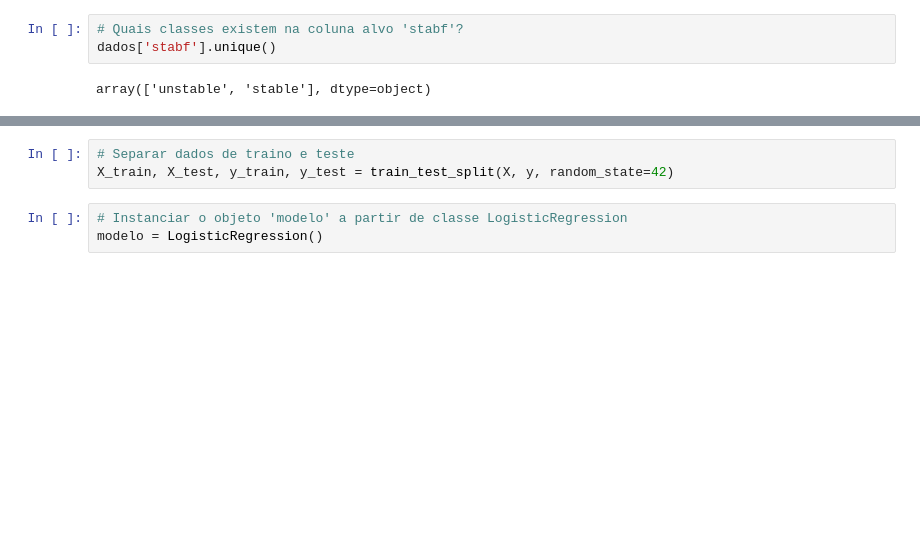
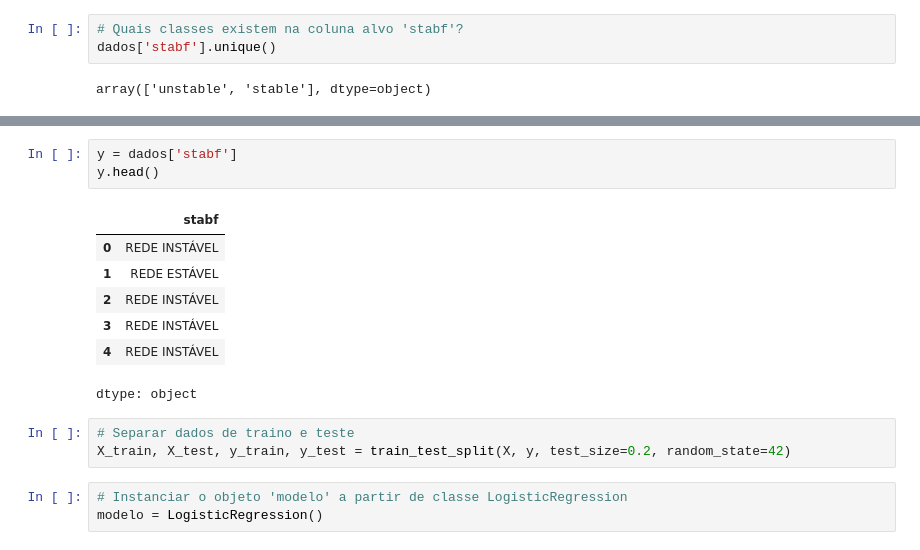
Before and after one commit to Felipe-Mitsuo/CP02_2SEM_SERS, a Jupyter notebook: CP02_2SEM_SERS.ipynb, the cells around one changed output, grey strips where cells are left out. Cells and saved outputs as stored; diff of their text form; blank space fills up the shorter version.

```diff
--- a/CP02_2SEM_SERS.ipynb
+++ b/CP02_2SEM_SERS.ipynb
@@ -97,6 +135,17 @@ y = dados['stabf']
+# %%
+y = dados['stabf']
+y.head()
+# %% [output]
+|  | stabf |
+| 0 | REDE INSTÁVEL |
+| 1 | REDE ESTÁVEL |
+| 2 | REDE INSTÁVEL |
+| 3 | REDE INSTÁVEL |
+| 4 | REDE INSTÁVEL |
+dtype: object
 # %%
 # Separar dados de traino e teste
-X_train, X_test, y_train, y_test = train_test_split(X, y, random_state=42)
+X_train, X_test, y_train, y_test = train_test_split(X, y, test_size=0.2, random_state=42)
 # %%
 # Instanciar o objeto 'modelo' a partir de classe LogisticRegression
 modelo = LogisticRegression()
```
Also changed, not shown: parts of 8 cells of this notebook.
